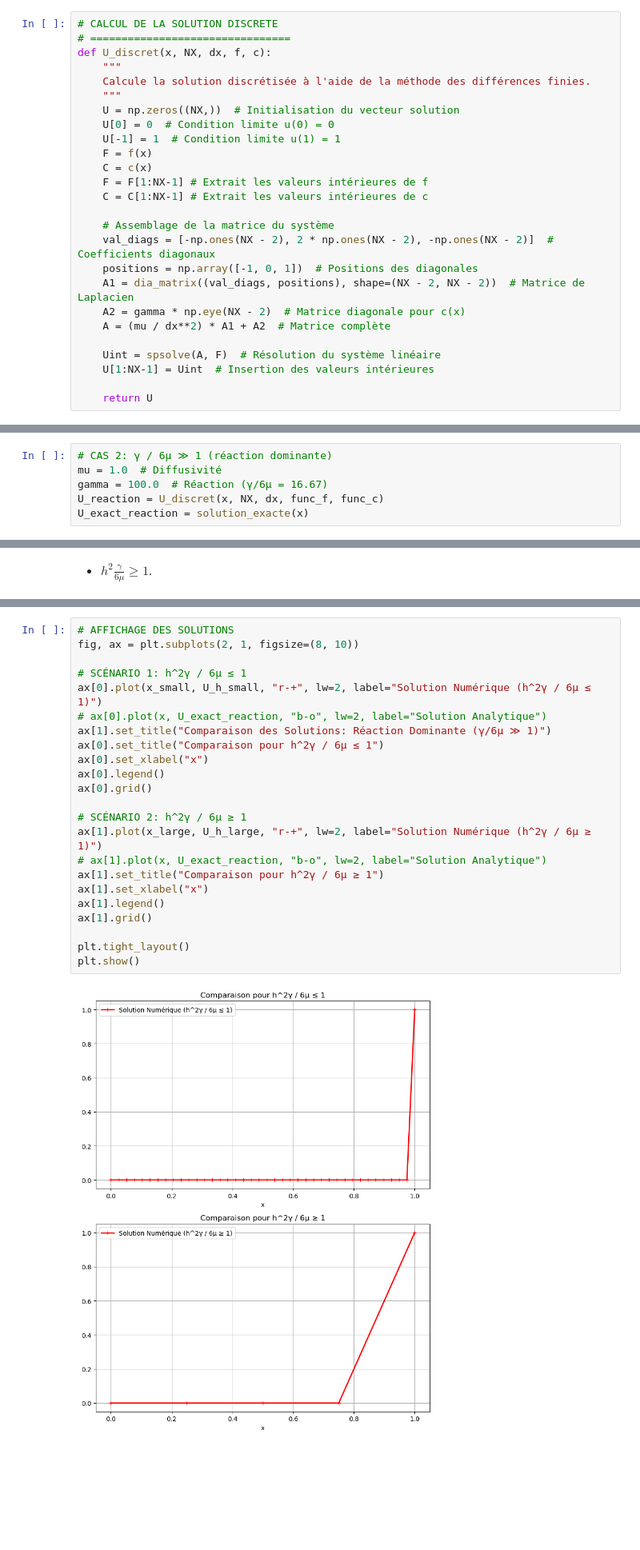
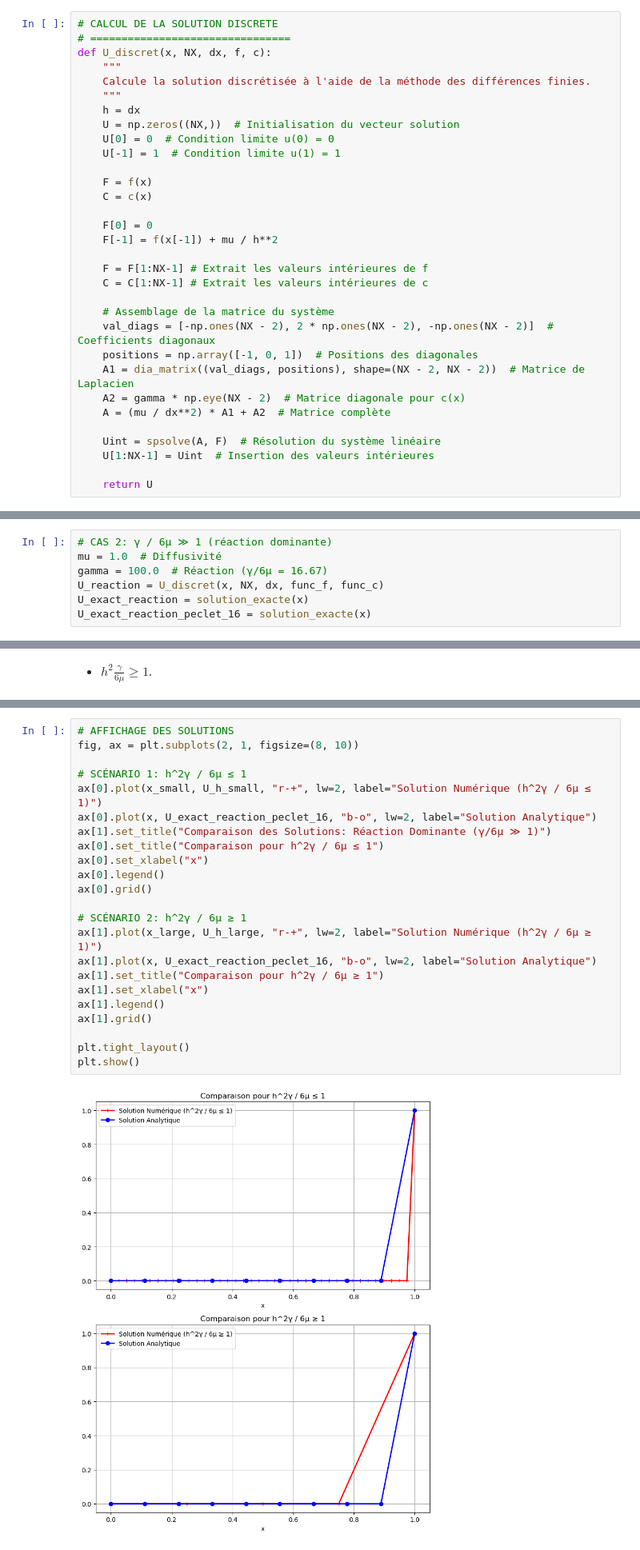
Before and after one commit to Ousoka/Application1_Analyse_Numerique, a Jupyter notebook: Application1.ipynb, the cells around one changed output, grey strips where cells are left out. Shown: that part at 80% size. Drawn from its saved outputs; the diff is of its cells as text; blank space fills up the shorter version.

```diff
--- a/Application1.ipynb
+++ b/Application1.ipynb
@@ -437,11 +437,17 @@ def U_discret(x, NX, dx, f, c):
     """
     Calcule la solution discrétisée à l'aide de la méthode des différences finies.
     """
+    h = dx
     U = np.zeros((NX,))  # Initialisation du vecteur solution
     U[0] = 0  # Condition limite u(0) = 0
     U[-1] = 1  # Condition limite u(1) = 1
+
     F = f(x)
     C = c(x)
+
+    F[0] = 0
+    F[-1] = f(x[-1]) + mu / h**2
+
     F = F[1:NX-1] # Extrait les valeurs intérieures de f
     C = C[1:NX-1] # Extrait les valeurs intérieures de c
 
@@ -477,6 +483,7 @@ mu = 1.0  # Diffusivité
 gamma = 100.0  # Réaction (γ/6μ = 16.67)
 U_reaction = U_discret(x, NX, dx, func_f, func_c)
 U_exact_reaction = solution_exacte(x)
+U_exact_reaction_peclet_16 = solution_exacte(x)
 # %%
 # AFFICHAGE DES SOLUTIONS
 # ========================
@@ -568,28 +586,28 @@ Pour h^2 * γ / (6μ) ≥ 1 : NX_small choisi est 5
 # %%
 # AFFICHAGE DES SOLUTIONS
 fig, ax = plt.subplots(2, 1, figsize=(8, 10))
 
 # SCÉNARIO 1: h^2γ / 6μ ≤ 1
 ax[0].plot(x_small, U_h_small, "r-+", lw=2, label="Solution Numérique (h^2γ / 6μ ≤ 1)")
-# ax[0].plot(x, U_exact_reaction, "b-o", lw=2, label="Solution Analytique")
+ax[0].plot(x, U_exact_reaction_peclet_16, "b-o", lw=2, label="Solution Analytique")
 ax[1].set_title("Comparaison des Solutions: Réaction Dominante (γ/6μ ≫ 1)")
 ax[0].set_title("Comparaison pour h^2γ / 6μ ≤ 1")
 ax[0].set_xlabel("x")
 ax[0].legend()
 ax[0].grid()
 
 # SCÉNARIO 2: h^2γ / 6μ ≥ 1
 ax[1].plot(x_large, U_h_large, "r-+", lw=2, label="Solution Numérique (h^2γ / 6μ ≥ 1)")
-# ax[1].plot(x, U_exact_reaction, "b-o", lw=2, label="Solution Analytique")
+ax[1].plot(x, U_exact_reaction_peclet_16, "b-o", lw=2, label="Solution Analytique")
 ax[1].set_title("Comparaison pour h^2γ / 6μ ≥ 1")
 ax[1].set_xlabel("x")
 ax[1].legend()
 ax[1].grid()
 
 plt.tight_layout()
 plt.show()
 # %% [output]
-[figure, old version]
+[figure, new version]
 # %% [markdown]
 ## 4. Quel critère de stabilité pouvez-vous en déduire ?
 # %% [markdown]
```
Also changed, not shown: parts of 11 cells of this notebook.
